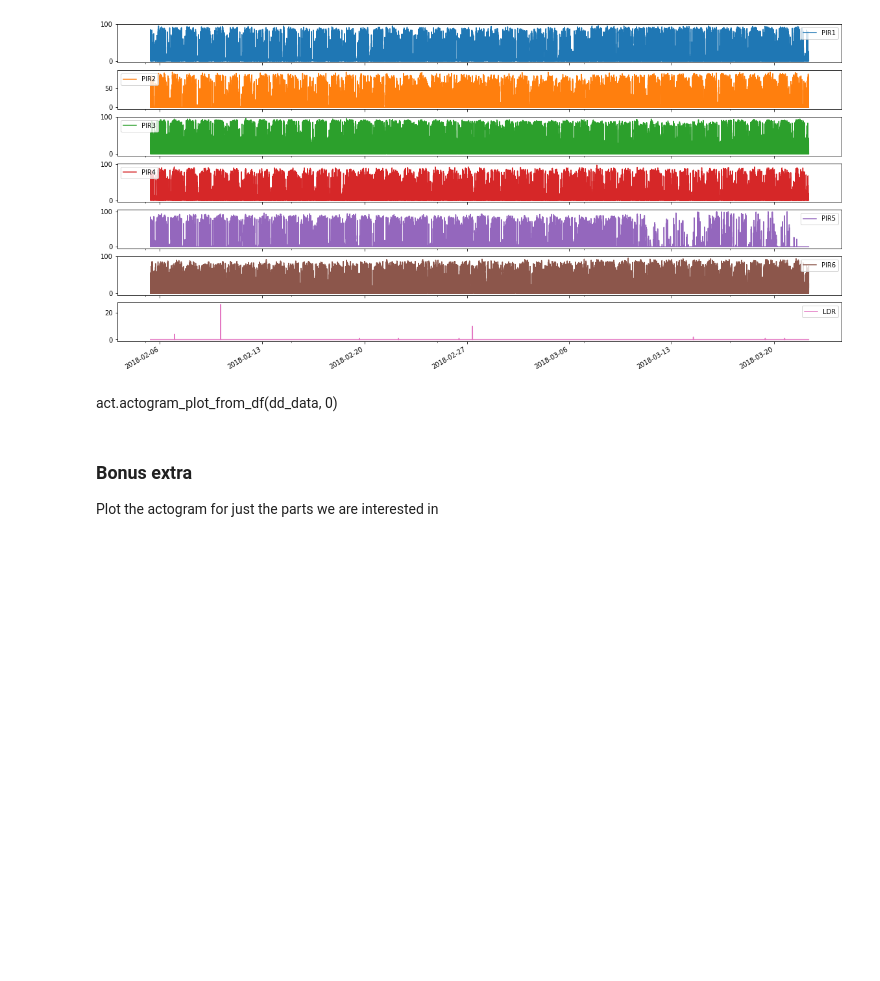
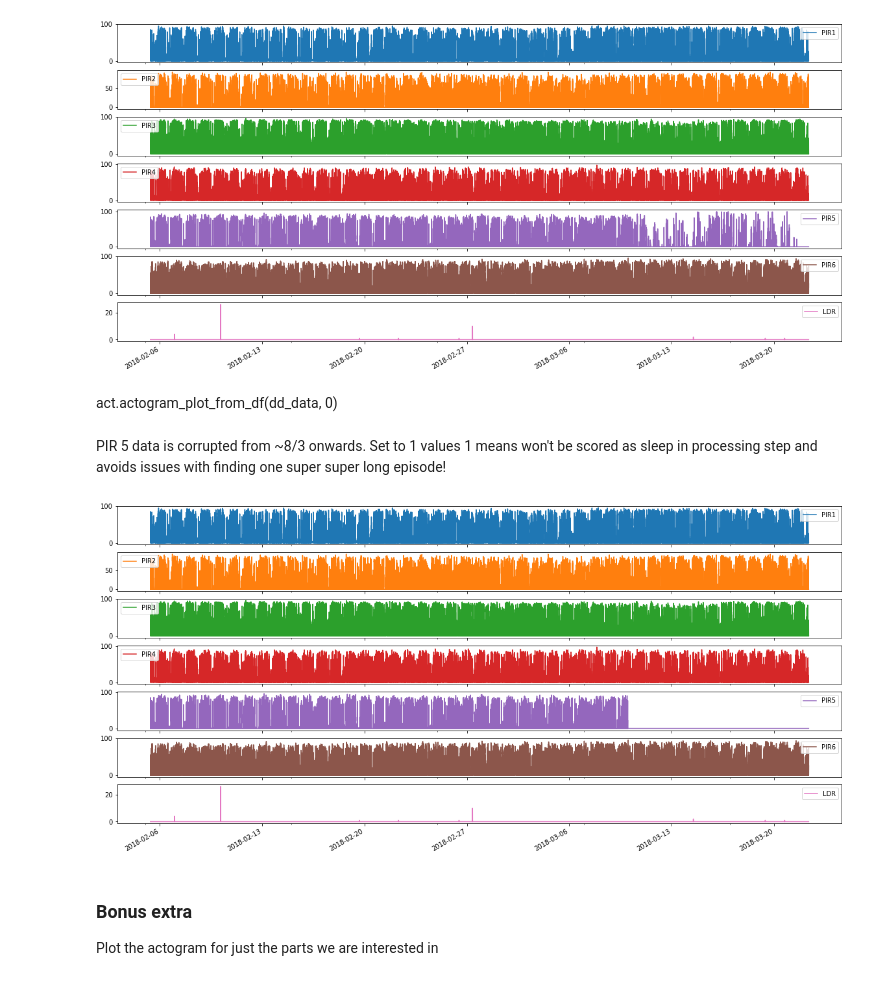
Before and after one commit to A-Fisk/P2_circ_disruption, a Jupyter notebook: 01_createfiles/01_notebooks/01_t20_create.ipynb, the cells around one changed output. Drawn from its saved outputs; the diff is of its cells as text; code cells hidden in the pictures; blank space fills up the shorter version.

```diff
--- a/01_createfiles/01_notebooks/01_t20_create.ipynb
+++ b/01_createfiles/01_notebooks/01_t20_create.ipynb
@@ -161,6 +161,15 @@ act.actogram_plot_from_df(dd_data, 0)
 # %%
 data_annotated.loc[dd_start:dd_end,
                    label_col] = "post_dd"
+# %% [markdown]
+PIR 5 data is corrupted from ~8/3 onwards. Set to 1 values
+1 means won't be scored as sleep in processing step and avoids issues with
+finding one super super long episode!
+# %%
+data_annotated.loc["2018-03-10":,"PIR5"] = 1
+quickplot(data_annotated.loc[dd_start:dd_end])
+# %% [output]
+[figure, added]
 # %%
 save_dir = pathlib.Path("/Users/angusfisk/Documents/"
                         "01_PhD_files/01_projects/"
```
Also changed, not shown: 3 other files.
